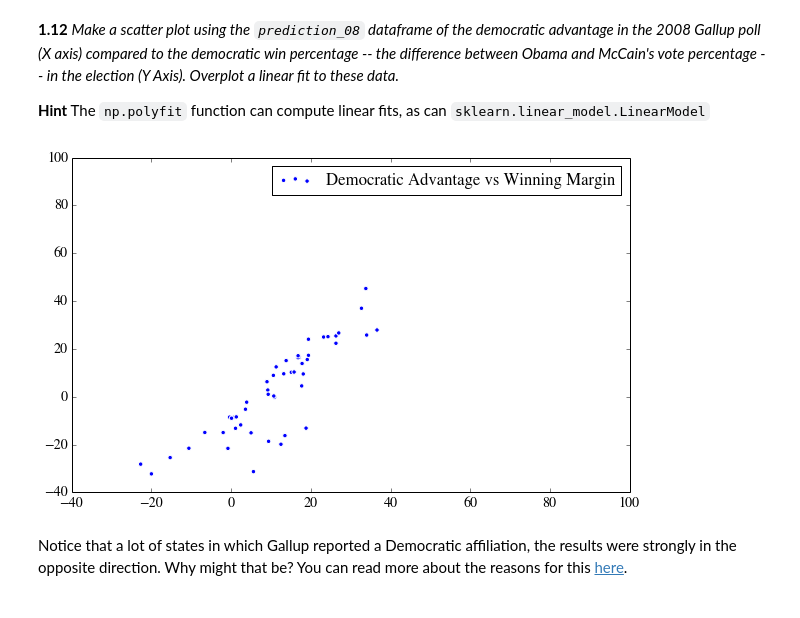
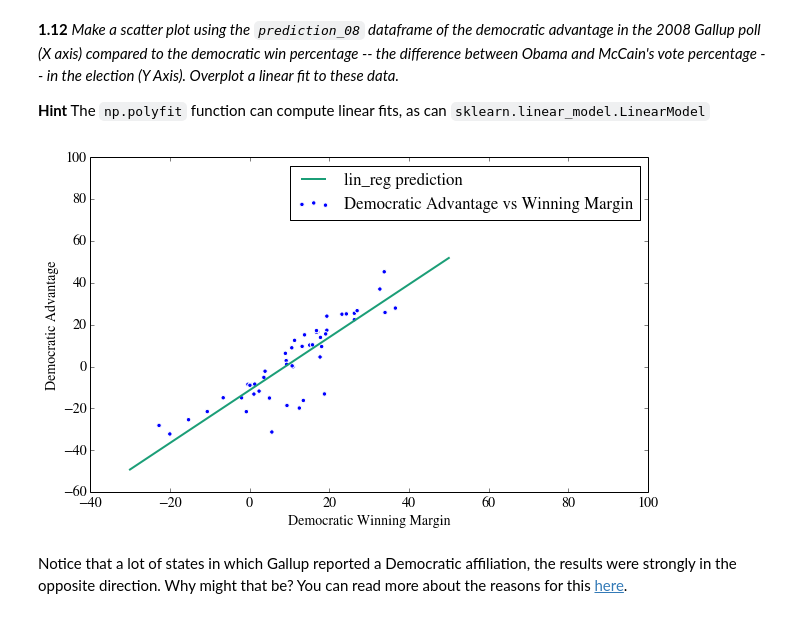
Before and after one commit to kausk/CS109, a Jupyter notebook: cs109-HW2.ipynb, the cells around one changed output. Saved outputs shown, nothing was run; the diff lists cells and outputs as text; code cells hidden in the pictures.

```diff
--- a/cs109-HW2.ipynb
+++ b/cs109-HW2.ipynb
@@ -694,19 +694,26 @@ prediction_08.head()
 
 **Hint**
 The `np.polyfit` function can compute linear fits, as can `sklearn.linear_model.LinearModel`
-# %%
-#your code here
-
-x1 = list(prediction_08['Dem_Adv'])
-y1 = list(prediction_08['Dem_Win'])
-
-
-plt.figure()
-plt.scatter(x1, y1, label='Democratic Advantage vs Winning Margin')
-plt.legend(loc='best')
-plt.show()
-# %% [output]
-[figure, removed]
+# %%
+#your code here
+
+x1 = list(prediction_08['Dem_Adv'])##how much the democrats were up %wise
+y1 = list(prediction_08['Dem_Win'])##how much obama won by
+
+
+coeffecients = np.polyfit(x1, y1, 1)##fit adv to win, as a first-degree (linear) function
+lin_fit = np.poly1d(coeffecients)##makes the coefs its own function object
+x_vals_fit = np.linspace(-30,50,10*50)##10 interm values for each number between 0 and 50
+
+plt.figure()
+plt.scatter(x1, y1, label='Democratic Advantage vs Winning Margin')
+plt.plot(x_vals_fit, lin_fit(x_vals_fit) ,label='lin_reg prediction')##feed x_vals into lin_reg function
+plt.ylabel('Democratic Advantage')
+plt.xlabel('Democratic Winning Margin')
+plt.legend(loc='best')
+plt.show()
+# %% [output]
+[figure, added]
 # %% [markdown]
 Notice that a lot of states in which Gallup reported a Democratic affiliation, the results were strongly in the opposite direction. Why might that be? You can read more about the reasons for this [here](http://www.gallup.com/poll/114016/state-states-political-party-affiliation.aspx#1).
 # %% [markdown]
```
